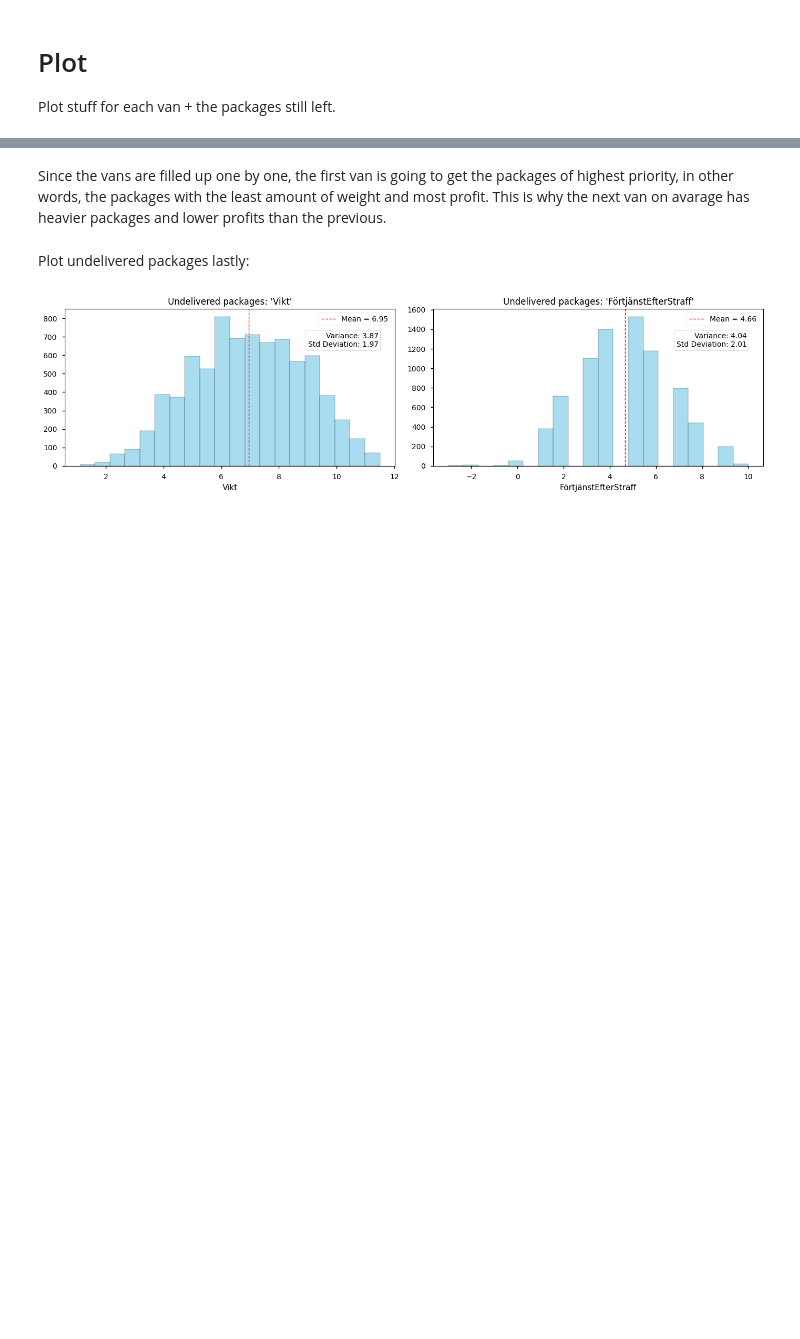
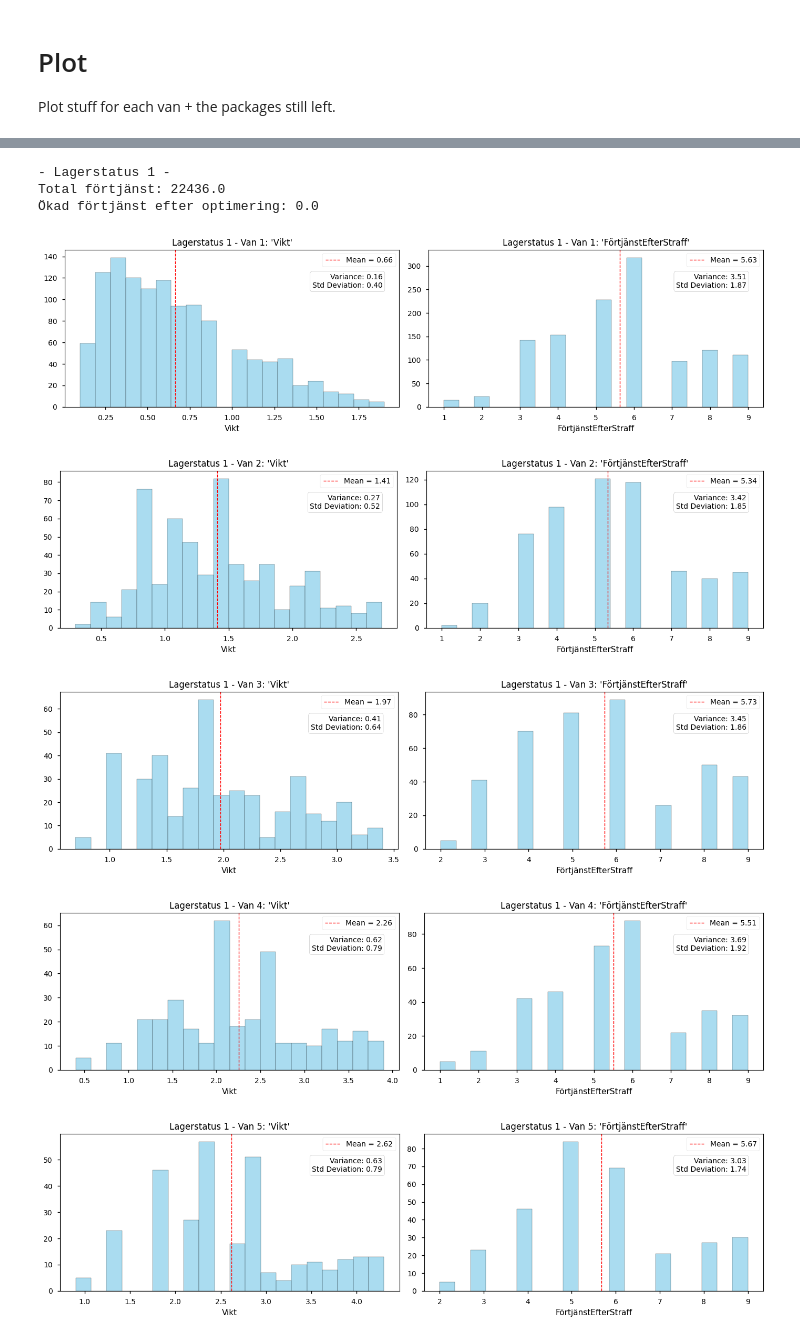
Before and after one commit to Zippy6666/Optimizing-Profit-Lindas-Lustfyllda-Courier---Haulage, a Jupyter notebook: optimize_notebook.ipynb, the cells around one changed output, grey strips where cells are left out. Cells and saved outputs as stored; diff of their text form; code cells hidden in the pictures; blank space fills up the shorter version.

```diff
--- a/optimize_notebook.ipynb
+++ b/optimize_notebook.ipynb
@@ -77,3 +67,12 @@ df["FörtjänstEfterStraff"] = df["Förtjänst"] - np.where( df["Deadline"] < 0,
+# %%
+def add_profit_after_penalty_col(packages: DataFrame) -> None:
+    """ Add a FörtjänstEfterStraff column """
+    packages["FörtjänstEfterStraff"] = packages["Förtjänst"] - np.where( packages["Deadline"] < 0, packages["Deadline"]**2, 0 )
+# %%
+add_profit_after_penalty_col(packages1)
+add_profit_after_penalty_col(packages2)
+add_profit_after_penalty_col(packages3)
+add_profit_after_penalty_col(packages4)
 # %% [markdown]
 # Get Packages Function
 Create a function for retrieving the packages of a selected van, or to retrieve the packages left in the warehouse.
@@ -91,8 +90,8 @@ class VanNumber(IntEnum):
     NINE = 8
     TEN = 9
 
-def get_packages(van_number: VanNumber) -> DataFrame:
-    return df[ (df["Delivered"] == van_number) ]
+def get_packages(packages: DataFrame, van_number: VanNumber) -> DataFrame:
+    return packages[ (packages["Delivered"] == van_number) ]
 # %% [markdown]
 # Plot
 Plot stuff for each van + the packages still left.
@@ -126,7 +125,3 @@ def plot_packages(packages: DataFrame, title: str) -> None:
         )
     plt.tight_layout()
     plt.show()
-# %%
-for van_number in VanNumber:
-    if van_number > VanNumber.NOT_DELIVERED:
-        plot_packages( get_packages(van_number), f"Van {van_number+1}" )
@@ -144,8 +128,22 @@ for van_number in VanNumber:
-# %% [markdown]
-Since the vans are filled up one by one, the first van is going to get the packages of highest priority, in other words, the packages with the least amount of weight and most profit. This is why the next van on avarage has heavier packages and lower profits than the previous.
-# %% [markdown]
-Plot undelivered packages lastly:
-# %%
-plot_packages( get_packages(VanNumber.NOT_DELIVERED), "Undelivered packages" )
-# %% [output]
-[figure, removed]
+# %%
+for lagerstatus_nr, lagerstatus in enumerate( [packages1, packages2, packages3, packages4], start=1 ):
+    result = main.package_vans(N_PACKAGES, lagerstatus)
+    lagerstatus_packaged = result["df"]
+
+    print(f"- Lagerstatus {lagerstatus_nr} -")
+    print("Total förtjänst:", result["profit"])
+    print("Ökad förtjänst efter optimering:", result["profit_gain"])
+
+    for van_number in VanNumber:
+        if van_number > VanNumber.NOT_DELIVERED:
+            plot_packages( get_packages(lagerstatus_packaged, van_number), f"Lagerstatus {lagerstatus_nr} - Van {van_number+1}" )
+    plot_packages( get_packages(lagerstatus_packaged, VanNumber.NOT_DELIVERED), f"Lagerstatus {lagerstatus_nr} - Undelivered packages" )
+# %% [output]
+- Lagerstatus 1 -
+Total förtjänst: 22436.0
+Ökad förtjänst efter optimering: 0.0
+[figure, added]
+[figure, added]
+[figure, added]
+[figure, added]
+[figure, added]
```
Also changed, not shown: parts of 10 cells of this notebook, 3 other files.
